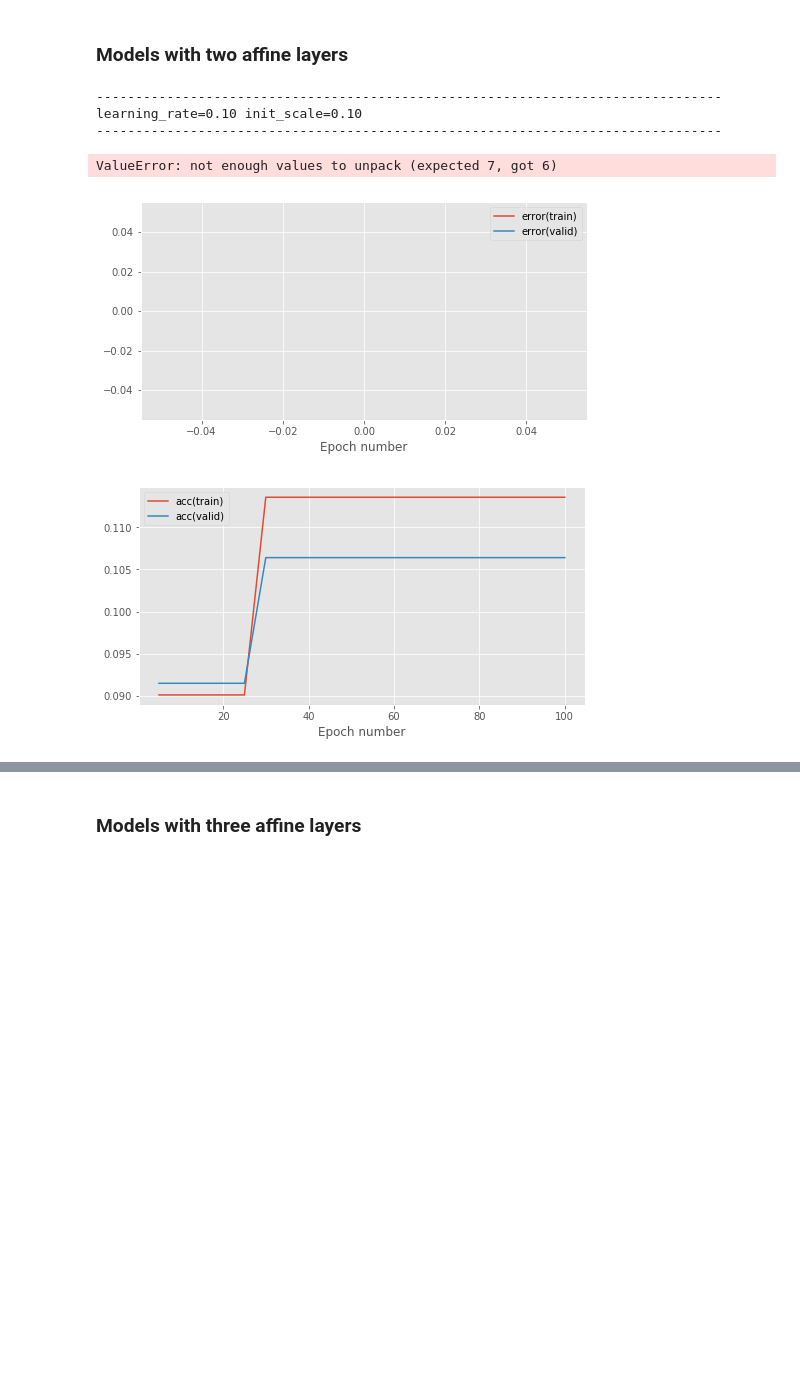
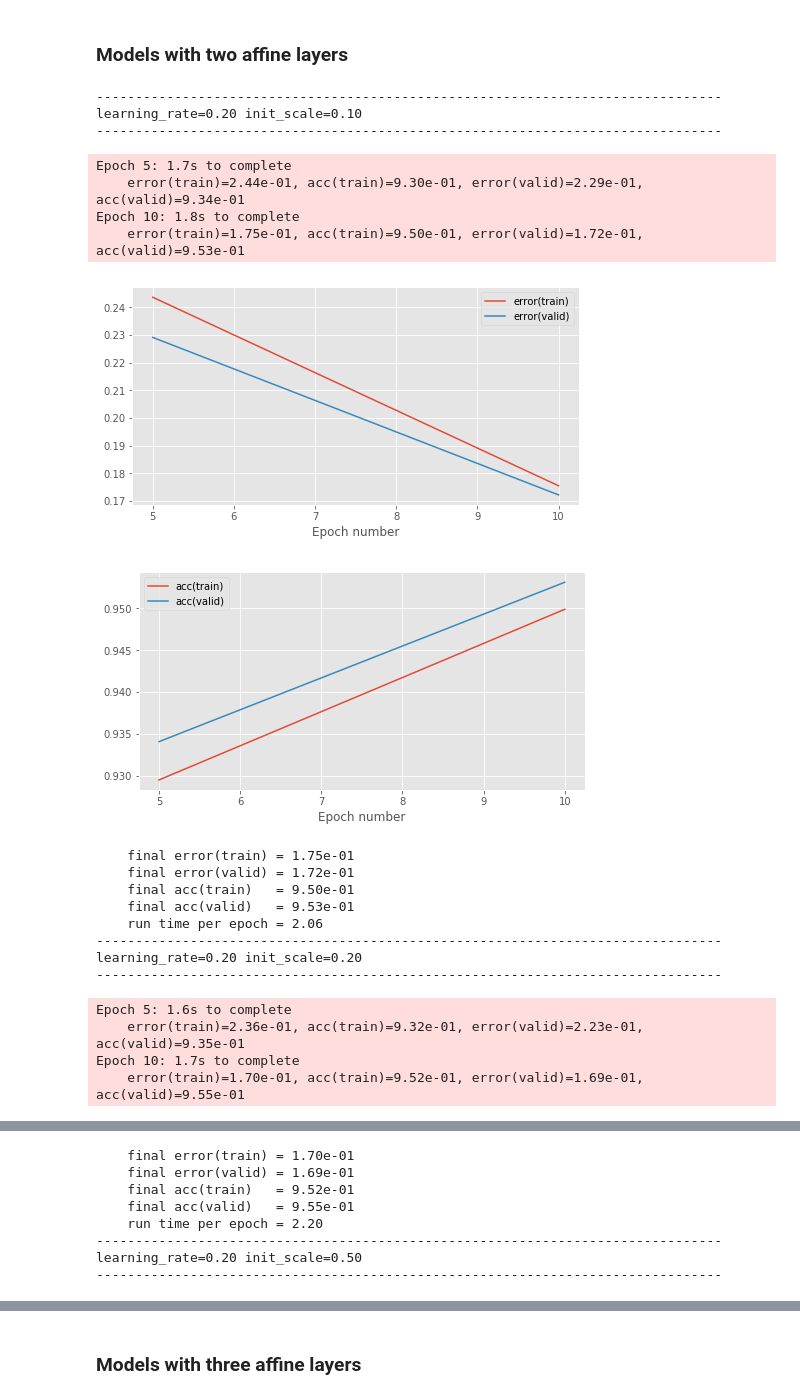
Before and after one commit to shengsli/mlpractical, a Jupyter notebook: notebooks/03_Multiple_layer_models.ipynb, the cells around one changed output, grey strips where cells are left out. Saved outputs shown, nothing was run; the diff lists cells and outputs as text; code cells hidden in the pictures; blank space fills up the shorter version.

```diff
--- a/notebooks/03_Multiple_layer_models.ipynb
+++ b/notebooks/03_Multiple_layer_models.ipynb
@@ -205,7 +213,7 @@ def train_model_and_plot_stats(
 
     # Run the optimiser for 5 epochs (full passes through the training set)
     # printing statistics every epoch.
-    stats, keys, _ = optimiser.train(num_epochs=num_epochs, stats_interval=stats_interval)
+    stats, keys, run_time = optimiser.train(num_epochs=num_epochs, stats_interval=stats_interval)
 
     # Plot the change in the validation and training set error over training.
     fig_1 = plt.figure(figsize=(8, 4))
@@ -225,7 +233,7 @@ def train_model_and_plot_stats(
     ax_2.legend(loc=0)
     ax_2.set_xlabel('Epoch number')
 
-    return stats, keys, fig_1, ax_1, fig_2, ax_2
+    return stats, keys, run_time, fig_1, ax_1, fig_2, ax_2
 # %% [markdown]
 Running the cell below will create a model consisting of an affine layer follower by a softmax transformation and train it on the MNIST data set by minimising the multi-class cross entropy error function using a basic gradient descent learning rule. By using the helper function defined above, at the end of training curves of the evolution of the error function and also classification accuracy of the model over the training epochs will be plotted.
 
@@ -744,63 +810,84 @@ logger.handlers = [logging.NullHandler()]
 # %%
 # Set training run hyperparameters
 batch_size = 100  # number of data points in a batch
-learning_rate = 0.1  # learning rate for gradient descent
-num_epochs = 100  # number of training epochs to perform
+num_epochs = 10  # number of training epochs to perform
 stats_interval = 5  # epoch interval between recording and printing stats
+learning_rate = 0.2  # learning rate for gradient descent
+
 init_scales = [0.1, 0.2, 0.5, 1.]  # scale for random parameter initialisation
-
 final_errors_train = []
 final_errors_valid = []
 final_accs_train = []
 final_accs_valid = []
 
+for init_scale in init_scales:
 
-for init_scale in init_scales:
     print('-' * 80)
     print('learning_rate={0:.2f} init_scale={1:.2f}'
           .format(learning_rate, init_scale))
     print('-' * 80)
-
+    # Reset random number generator and data provider states on each run
+    # to ensure reproducibility of results
     rng.seed(seed)
     train_data.reset()
     valid_data.reset()
 
+    # Alter data-provider batch size
     train_data.batch_size = batch_size
     valid_data.batch_size = batch_size
 
+    # Create a parameter initialiser which will sample random uniform values
+    # from [-init_scale, init_scale]
     param_init = UniformInit(-init_scale, init_scale, rng=rng)
 
-    hidden_dim=100
-    layers = [
+    # Create a model with two affine layers
+    hidden_dim = 100
+    model = MultipleLayerModel([
         AffineLayer(input_dim, hidden_dim, param_init, param_init),
         SigmoidLayer(),
         AffineLayer(hidden_dim, output_dim, param_init, param_init)
-    ]
-    model = MultipleLayerModel(layers)
+    ])
 
-    error = CrossEntropyError()
+    # Initialise a cross entropy error object
+    error = CrossEntropySoftmaxError()
 
+    # Use a basic gradient descent learning rule
     learning_rule = GradientDescentLearningRule(learning_rate=learning_rate)
 
-    stats, keys, run_time, fig_1, ax_1, fig_2, ax_2 = train_model_and_plot_stats( \
+    stats, keys, run_time, fig_1, ax_1, fig_2, ax_2 = train_model_and_plot_stats(
         model, error, learning_rule, train_data, valid_data, num_epochs, stats_interval)
 
     plt.show()
 
     print('    final error(train) = {0:.2e}'.format(stats[-1, keys['error(train)']]))
     print('    final error(valid) = {0:.2e}'.format(stats[-1, keys['error(valid)']]))
     print('    final acc(train)   = {0:.2e}'.format(stats[-1, keys['acc(train)']]))
     print('    final acc(valid)   = {0:.2e}'.format(stats[-1, keys['acc(valid)']]))
     print('    run time per epoch = {0:.2f}'.format(run_time * 1. / num_epochs))
 
     final_errors_train.append(stats[-1, keys['error(train)']])
     final_errors_valid.append(stats[-1, keys['error(valid)']])
     final_accs_train.append(stats[-1, keys['acc(train)']])
     final_accs_valid.append(stats[-1, keys['acc(valid)']])
 # %% [output]
 --------------------------------------------------------------------------------
-learning_rate=0.10 init_scale=0.10
+learning_rate=0.20 init_scale=0.10
 --------------------------------------------------------------------------------
-ValueError: not enough values to unpack (expected 7, got 6)
+Epoch 5: 1.7s to complete
+    error(train)=2.44e-01, acc(train)=9.30e-01, error(valid)=2.29e-01, acc(valid)=9.34e-01
+Epoch 10: 1.8s to complete
+    error(train)=1.75e-01, acc(train)=9.50e-01, error(valid)=1.72e-01, acc(valid)=9.53e-01
-[figure, old version]
+[figure, new version]
-[figure, old version]
+[figure, new version]
+    final error(train) = 1.75e-01
+    final error(valid) = 1.72e-01
+    final acc(train)   = 9.50e-01
+    final acc(valid)   = 9.53e-01
+    run time per epoch = 2.06
+--------------------------------------------------------------------------------
+learning_rate=0.20 init_scale=0.20
+--------------------------------------------------------------------------------
+Epoch 5: 1.6s to complete
+    error(train)=2.36e-01, acc(train)=9.32e-01, error(valid)=2.23e-01, acc(valid)=9.35e-01
+Epoch 10: 1.7s to complete
+    error(train)=1.70e-01, acc(train)=9.52e-01, error(valid)=1.69e-01, acc(valid)=9.55e-01
@@ -806,0 +896,8 @@ ValueError: not enough values to unpack (expected 7, got 6)
+    final error(train) = 1.70e-01
+    final error(valid) = 1.69e-01
+    final acc(train)   = 9.52e-01
+    final acc(valid)   = 9.55e-01
+    run time per epoch = 2.20
+--------------------------------------------------------------------------------
+learning_rate=0.20 init_scale=0.50
+--------------------------------------------------------------------------------
```
Also changed, not shown: parts of 39 cells of this notebook.
